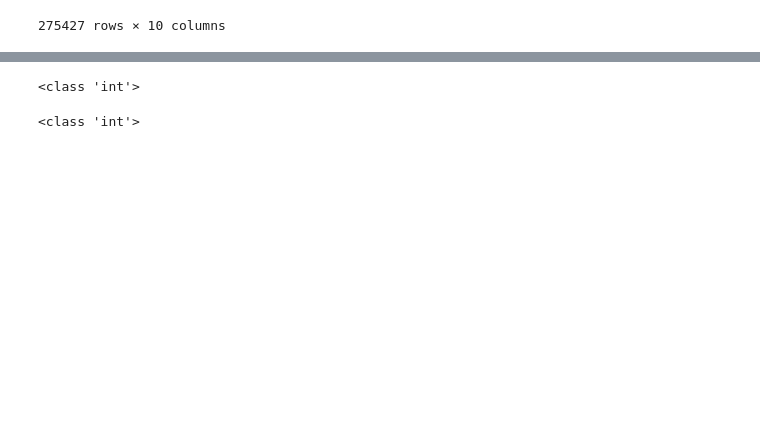
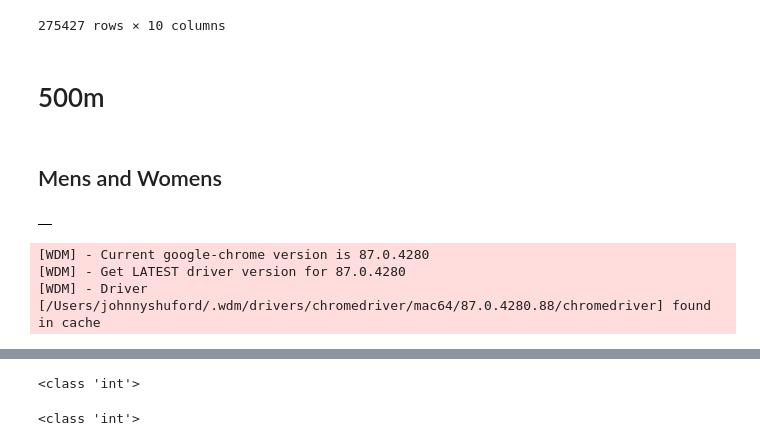
Before and after one commit to JohnShuford/FITDAT, a Jupyter notebook: Notebooks/C2_scrape.ipynb, the cells around one changed output, grey strips where cells are left out. Cells and saved outputs as stored; diff of their text form; code cells hidden in the pictures; blank space fills up the shorter version.

```diff
--- a/Notebooks/C2_scrape.ipynb
+++ b/Notebooks/C2_scrape.ipynb
@@ -106,3 +106,7 @@ twok
 275427 rows × 10 columns
 # %%
 twok.to_csv('../CSVs/2000m.csv')
+# %% [markdown]
+# 500m
+# %% [markdown]
+## Mens and Womens
@@ -108,0 +116,4 @@ twok.to_csv('../CSVs/2000m.csv')
+# %%
+fivehundred
+# %% [output]
+|  |
@@ -108,0 +123,8 @@ twok.to_csv('../CSVs/2000m.csv')
+# %%
+#spinning up a browser to ge the scrape going
+executable_path = {'executable_path': ChromeDriverManager().install()}
+browser = Browser('chrome', **executable_path, headless=False)
+# %% [output]
+[WDM] - Current google-chrome version is 87.0.4280
+[WDM] - Get LATEST driver version for 87.0.4280
+[WDM] - Driver [/Users/johnnyshuford/.wdm/drivers/chromedriver/mac64/87.0.4280.88/chromedriver] found in cache
```
Also changed, not shown: parts of 6 cells of this notebook, 2 other files.
